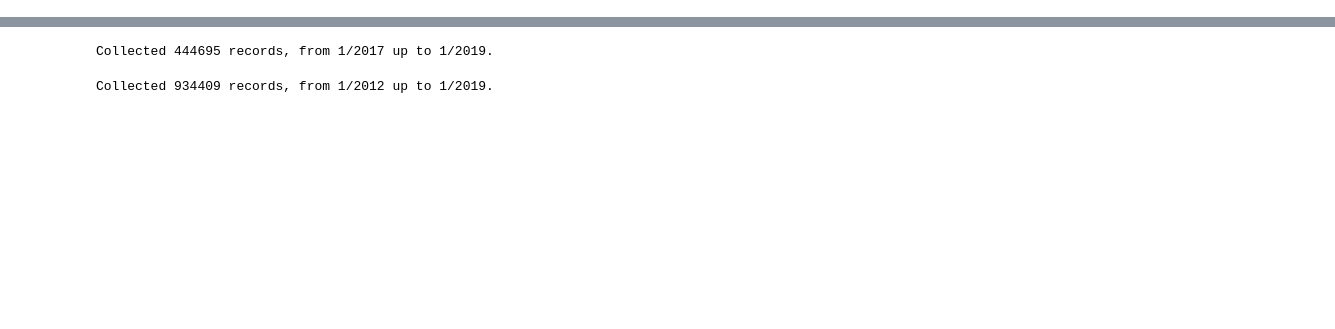
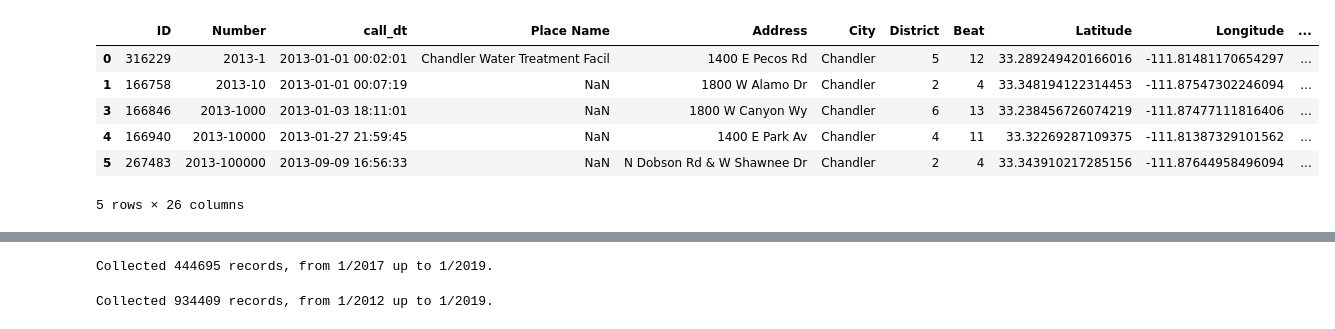
Before and after one commit to tjslezak/Phoenix-Calls-for-Service-EDA, a Jupyter notebook: callsforservice-eda.ipynb, the cells around one changed output, grey strips where cells are left out. Drawn from its saved outputs; the diff is of its cells as text; code cells hidden in the pictures; blank space fills up the shorter version.

```diff
--- a/callsforservice-eda.ipynb
+++ b/callsforservice-eda.ipynb
@@ -17,6 +19,7 @@ def get_tempe_cfs(dt_id='occ_dt'):
     url = 'http://data-tempegov.opendata.arcgis.com/datasets/ba76da19a5274301bb8a010483aec14a_0.csv'
     df = pd.read_csv(url, parse_dates=[dt_id])
     print(status_cfs(df[dt_id]))
+    df.rename(columns={dt_id: 'call_dt'}, inplace=True)
 
     return df
 
@@ -25,6 +28,7 @@ def get_mesa_cfs(dt_id='Creation Datetime'):
     url = 'https://data.mesaaz.gov/api/views/4k95-x7aw/rows.csv'
     df = pd.read_csv(url, parse_dates=[dt_id])
     print(status_cfs(df[dt_id]))
+    df.rename(columns={dt_id: 'call_dt'}, inplace=True)
 
     return df
 
@@ -33,6 +37,7 @@ def get_gilbert_cfs(dt_id='EventDate'):
     url = 'https://opendata.arcgis.com/datasets/2dcb4c20c9a444f2a5d3dca180b651c9_2.csv'
     df = pd.read_csv(url, parse_dates=[dt_id])
     print(status_cfs(df[dt_id]))
+    df.rename(columns={dt_id: 'call_dt'}, inplace=True)
 
     return df
 
@@ -41,11 +46,12 @@ def get_phoenix_cfs(dt_id='CALL_RECEIVED'):
     url = 'https://www.phoenixopendata.com/dataset/64a60154-3b2d-4583-8fb5-6d5e1b469c28/resource/1d536ee6-7ffb-49c3-bffe-5cdd98a3c97e/download/calls-for-service_calls-for-service_callsforservice.csv'
     df = pd.read_csv(url, parse_dates=[dt_id])
     print(status_cfs(df[dt_id]))
+    df.rename(columns={dt_id: 'call_dt'}, inplace=True)
 
     return df
 
 
-def get_scottsdale_cfs(ext='csv'):
+def get_scottsdale_cfs(dt_id='Create Date', ext='csv'):
     base_url = 'http://data.scottsdaleaz.gov:8000/spd_PDCallsForServic_'
     i = 1
     for year in range(2017, 2020):
@@ -54,23 +60,25 @@ def get_scottsdale_cfs(ext='csv'):
             url = base_url + yearmonth
             if i:
                 try:
-                    df = pd.read_csv(url, parse_dates=['Create Date'])
+                    df = pd.read_csv(url, parse_dates=[dt_id])
                     i -= 1
                     month0, year0 = month, year
                 except:
                     print(url, 'seems to be invalid.')
             else:
                 try:
-                    df2 = pd.read_csv(url, parse_dates=['Create Date'])
+                    df2 = pd.read_csv(url, parse_dates=[dt_id])
                     df = pd.concat([df, df2])
                 except:
-                    print('Collected', len(df), 'records, from {}/{} up to {}/{}.'.format(month0, year0, month-1, year))
                     break
+
+    print(status_cfs(df[dt_id]))
+    df.rename(columns={dt_id: 'call_dt'}, inplace=True)
 
     return df
 
 
-def get_chandler_cfs():
+def get_chandler_cfs(dt_id='Call Received'):
     base_url = 'https://data.chandlerpd.com/catalog/calls-for-service-'
     i = 1
     dfs = dict()
@@ -78,14 +86,15 @@ def get_chandler_cfs():
         year_id = '{year}/download/csv'.format(year=str(year))
         url = base_url + year_id
         if i:
-            df = pd.read_csv(url, parse_dates=['Call Received'])
+            df = pd.read_csv(url, parse_dates=[dt_id])
             i -= 1
         else:
-            df2 = pd.read_csv(url, parse_dates=['Call Received'])
+            df2 = pd.read_csv(url, parse_dates=[dt_id])
             df = pd.concat([df, df2])
-    mint = min(df['Call Received'])
-    maxt = max(df['Call Received'])
-    print('Collected', len(df), 'records, from {}/{} up to {}/{}.'.format(mint.month, mint.year, maxt.month, maxt.year))
+        print('Finished', year)
+
+    print(status_cfs(df[dt_id]))
+    df.rename(columns={dt_id: 'call_dt'}, inplace=True)
 
     return df
 # %%
@@ -94,0 +115,19 @@ Collected 909725 records, from 1/2013 up to 1/2019.
+# %%
+chandler.dropna(subset=['Latitude', 'Longitude', 'Closed As'], inplace=True)
+# %%
+chandler['Coordinates'] = list(zip(chandler.Longitude.astype(np.float), chandler.Latitude.astype(np.float)))
+chandler['Coordinates'] = chandler['Coordinates'].apply(Point)
+# %%
+coords = pd.Series(zip(chandler.Longitude.astype(np.float), chandler.Latitude.astype(np.float)))
+chandler['Coordinates'] = coords.apply(Point)
+# %%
+chandler['PD'] = 'Chandler'
+chandler.head()
+# %% [output]
+|  | ID | Number | call_dt | Place Name | Address | City | District | Beat | Latitude | Longitude | ... |
+| 0 | 316229 | 2013-1 | 2013-01-01 00:02:01 | Chandler Water Treatment Facil | 1400 E Pecos Rd | Chandler | 5 | 12 | 33.289249420166016 | -111.81481170654297 | ... |
+| 1 | 166758 | 2013-10 | 2013-01-01 00:07:19 | NaN | 1800 W Alamo Dr | Chandler | 2 | 4 | 33.348194122314453 | -111.87547302246094 | ... |
+| 3 | 166846 | 2013-1000 | 2013-01-03 18:11:01 | NaN | 1800 W Canyon Wy | Chandler | 6 | 13 | 33.238456726074219 | -111.87477111816406 | ... |
+| 4 | 166940 | 2013-10000 | 2013-01-27 21:59:45 | NaN | 1400 E Park Av | Chandler | 4 | 11 | 33.32269287109375 | -111.81387329101562 | ... |
+| 5 | 267483 | 2013-100000 | 2013-09-09 16:56:33 | NaN | N Dobson Rd & W Shawnee Dr | Chandler | 2 | 4 | 33.343910217285156 | -111.87644958496094 | ... |
+5 rows × 26 columns
```
Also changed, not shown: parts of 12 cells of this notebook.
